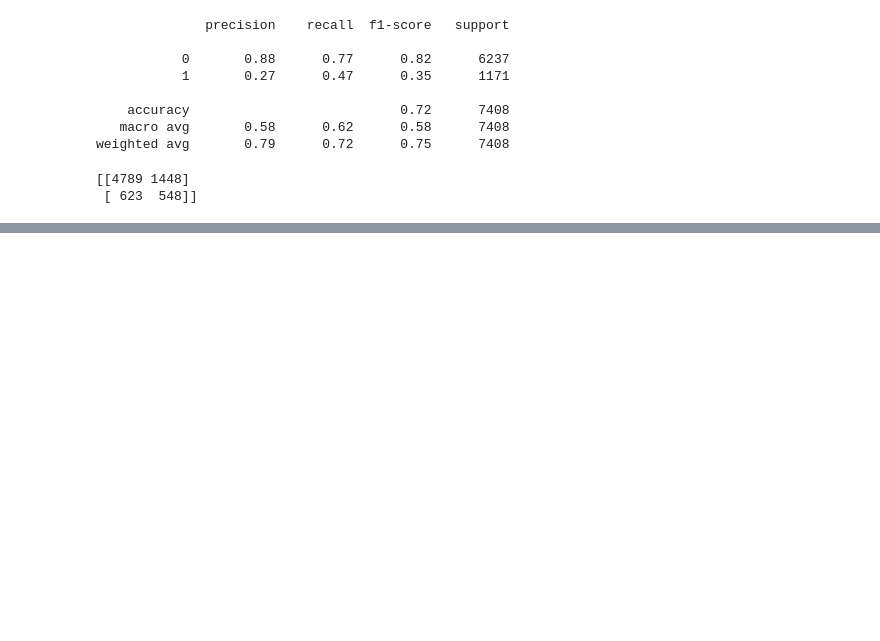
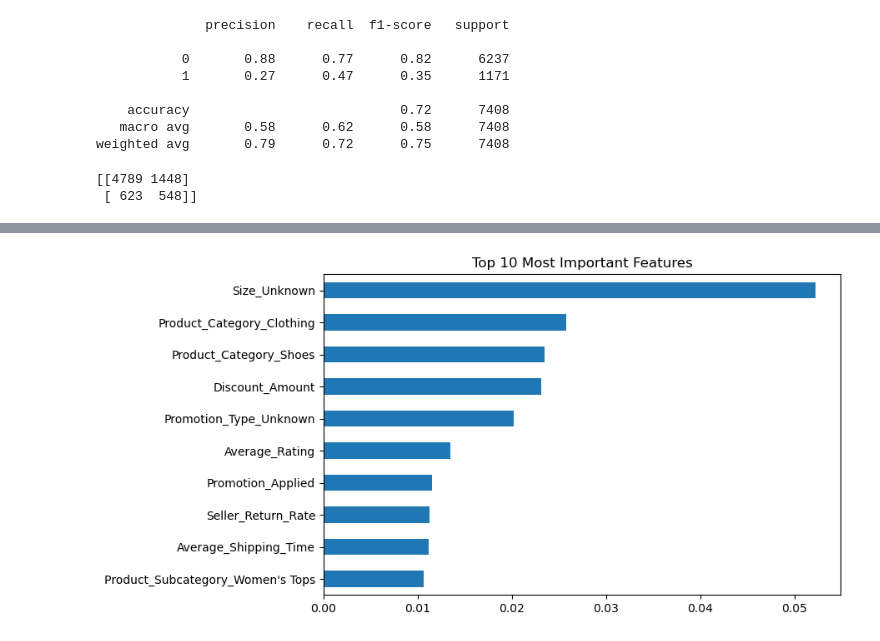
Before and after one commit to Brondon-Lee/STADIOalot-Returns-Prediction, a Jupyter notebook: notebooks/SS3_PARTB.ipynb, the cells around one changed output, grey strips where cells are left out. Saved outputs shown, nothing was run; the diff lists cells and outputs as text; code cells hidden in the pictures; blank space fills up the shorter version.

```diff
--- a/notebooks/SS3_PARTB.ipynb
+++ b/notebooks/SS3_PARTB.ipynb
@@ -376,0 +419,19 @@ print(cm)
+# %%
+feature_importance = pd.Series(
+    model.feature_importances_,
+    index=X_train.columns
+)
+
+top_features = feature_importance.nlargest(10)
+
+plt.figure(figsize=(8, 5))
+
+top_features.sort_values().plot(
+    kind="barh"
+)
+
+plt.title("Top 10 Most Important Features")
+
+plt.show()
+# %% [output]
+[figure, added]
```
Also changed, not shown: parts of 3 cells of this notebook.
